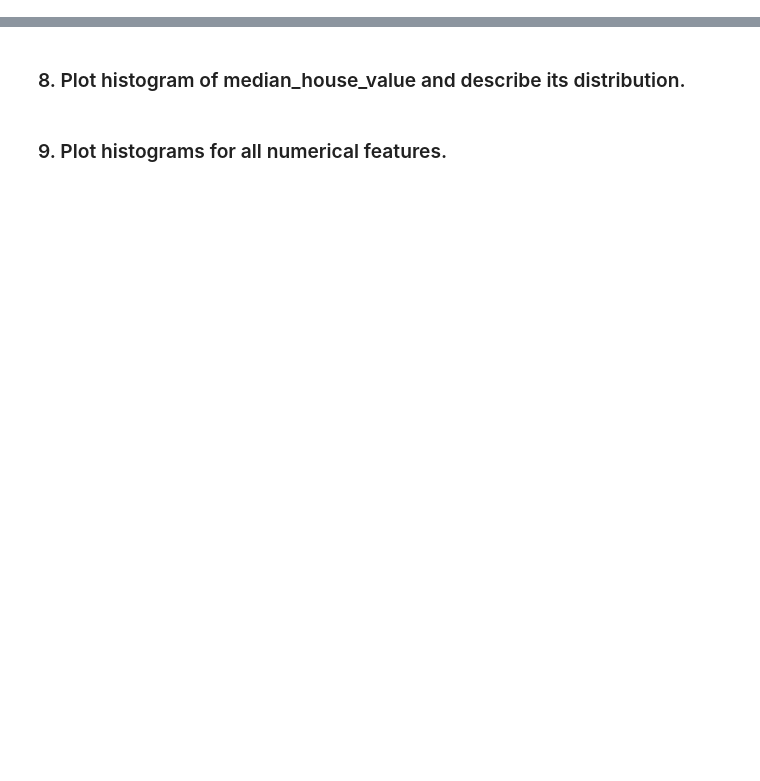
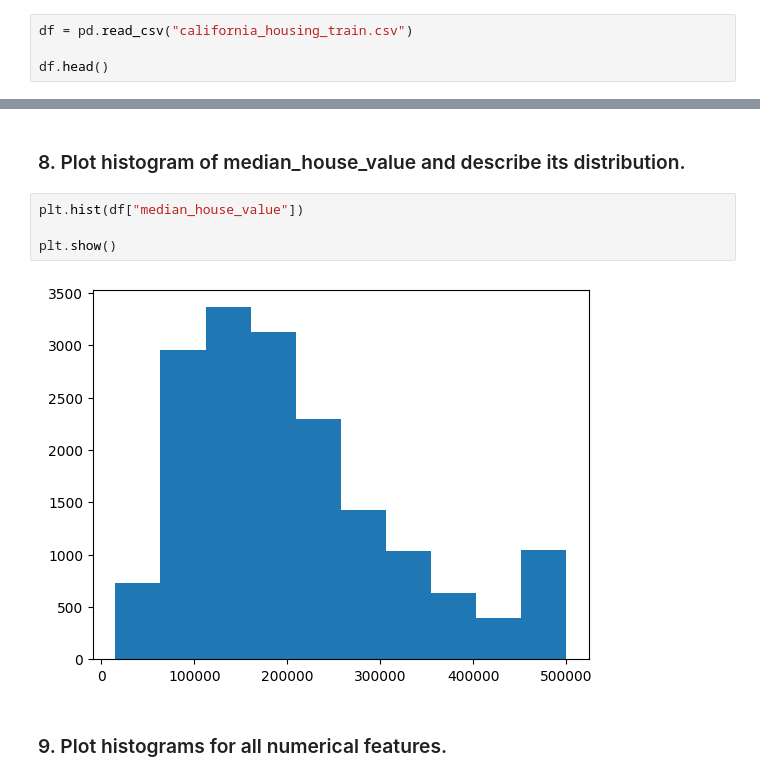
Before and after one commit to AmirhosseinNorouzi88/questions_updated.ipynb, a Jupyter notebook: questions_updated.ipynb, the cells around one changed output, grey strips where cells are left out. Cells and saved outputs as stored; diff of their text form; blank space fills up the shorter version.

```diff
--- a/questions_updated.ipynb
+++ b/questions_updated.ipynb
@@ -10,2 +16,6 @@ Dataset file: `california_housing_train.csv`
 # %% [markdown]
 ### 1. Load the dataset from the CSV file and display the first 5 rows.
+# %%
+df = pd.read_csv("california_housing_train.csv")
+
+df.head()
@@ -24,4 +137,10 @@ Dataset file: `california_housing_train.csv`
 # %% [markdown]
 ### 8. Plot histogram of median_house_value and describe its distribution.
+# %%
+plt.hist(df["median_house_value"])
+
+plt.show()
+# %% [output]
+[figure, added]
 # %% [markdown]
 ### 9. Plot histograms for all numerical features.
```
Also changed, not shown: parts of 43 cells of this notebook.
